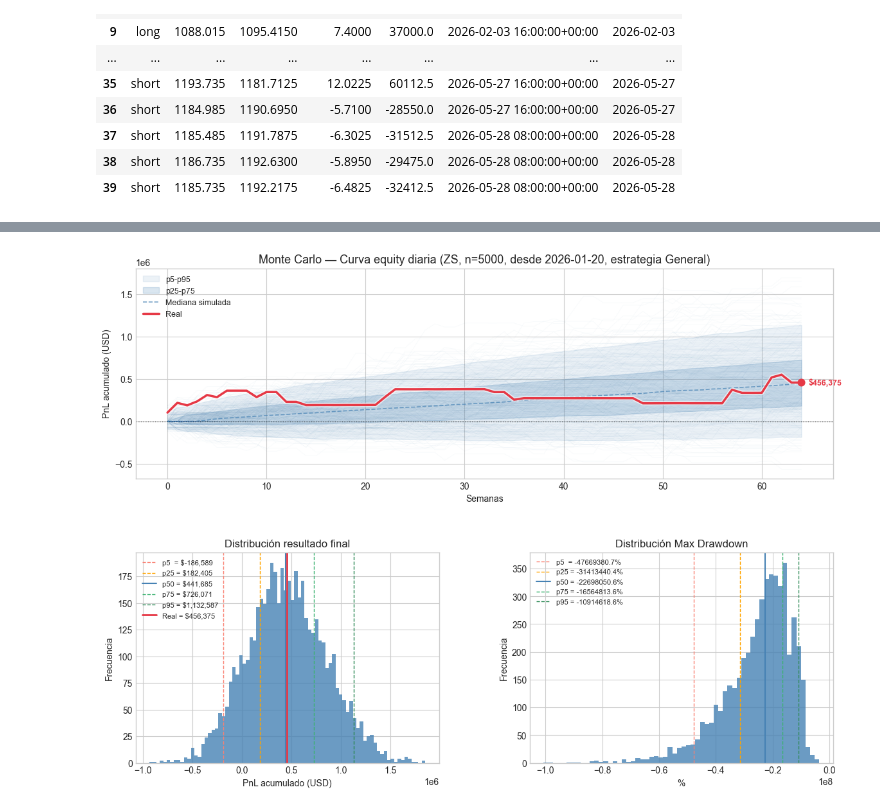
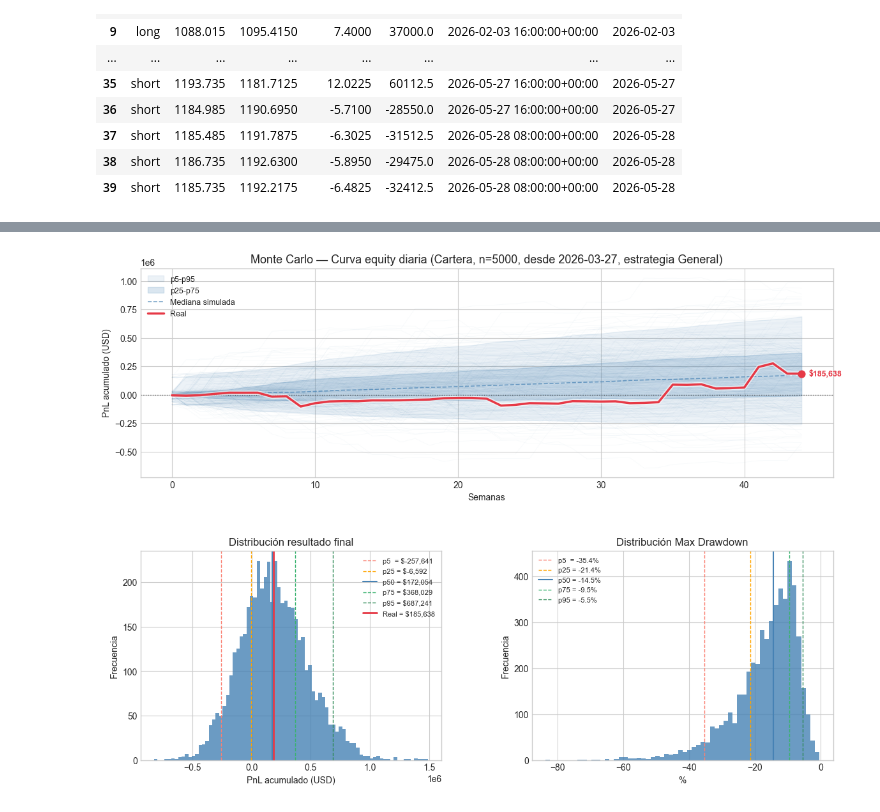
Before and after one commit to LijunZhou000/ML-Algorithmic-Trading, a Jupyter notebook: TradingBots/Notebooks/P5Conjunto.ipynb, the cells around one changed output, grey strips where cells are left out. Saved outputs shown, nothing was run; the diff lists cells and outputs as text; code cells hidden in the pictures.

Commit message:
Gestión de cartera

```diff
--- a/TradingBots/Notebooks/P5Conjunto.ipynb
+++ b/TradingBots/Notebooks/P5Conjunto.ipynb
@@ -21,8 +21,8 @@ import torch
 import numpy as np
 import matplotlib.pyplot as plt
 # %%
-# start = "2026-03-27"
-start = "2026-01-20"
+start = "2026-03-27"
+# start = "2026-01-20"
 end   = "2026-06-01"
 # %%
 symbols = load_symbols()
@@ -1077,30 +959,0 @@ def monte_carlo_block_bootstrap(
-# %%
-import matplotlib.pyplot as plt
-
-mc = monte_carlo_block_bootstrap(
-    daily_returns,
-    n_sims=10000,
-    block_size=5,
-    initial_capital=1_000_000
-)
-
-eq = mc["equity_curves"]
-
-p5  = np.percentile(eq, 5, axis=0)
-p25 = np.percentile(eq,25, axis=0)
-p50 = np.percentile(eq,50, axis=0)
-p75 = np.percentile(eq,75, axis=0)
-p95 = np.percentile(eq,95, axis=0)
-
-x = np.arange(eq.shape[1])
-
-plt.figure(figsize=(12,6))
-
-plt.fill_between(x,p5,p95,alpha=.2,label="5-95")
-plt.fill_between(x,p25,p75,alpha=.4,label="25-75")
-
-plt.plot(x,p50,lw=2,label="Median")
-
-plt.title("Monte Carlo Fan Chart")
-plt.legend()
-plt.show()
@@ -1260,5 +980,5 @@ block_size usado: 1  | n_blocks: 65
 # %%
 plot_conjunto(
-        weekly_pnl, mc, mdd_per_sim, asset, start, "General")
+        weekly_pnl, mc, mdd_per_sim, "Cartera", start, "General")
 # %% [output]
-[figure, old version]
+[figure, new version]
```
Also changed, not shown: parts of 23 cells of this notebook, 2 other files.
